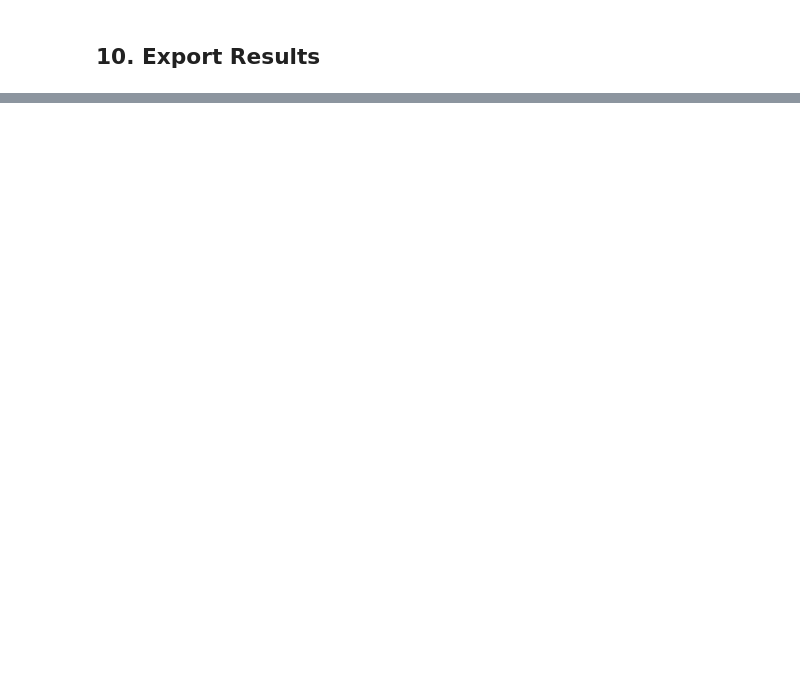
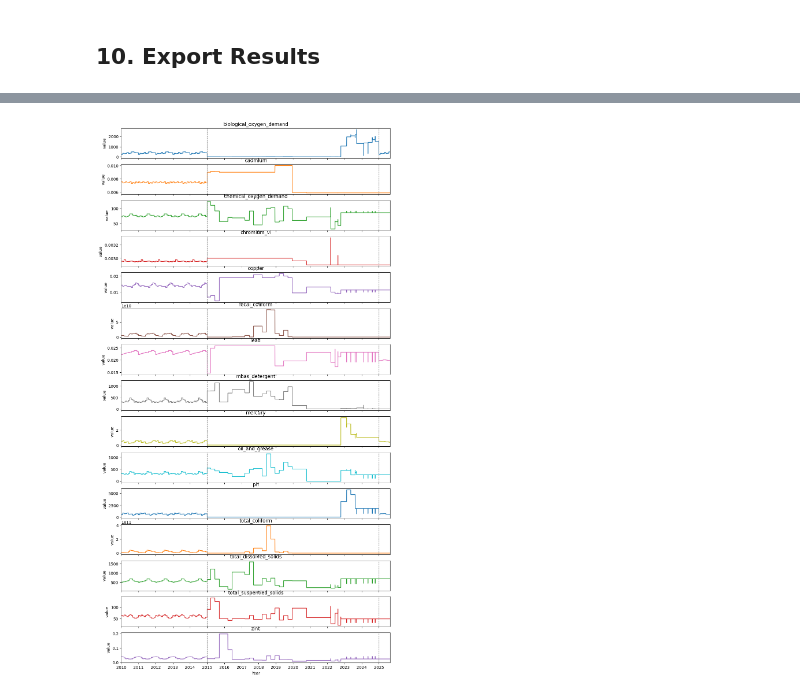
Before and after one commit to DanishRitonga/datavidia-penyisihan, a Jupyter notebook: river_quality_cleaning.ipynb, the cells around one changed output, grey strips where cells are left out. Cells and saved outputs as stored; diff of their text form; code cells hidden in the pictures; blank space fills up the shorter version.

```diff
--- a/river_quality_cleaning.ipynb
+++ b/river_quality_cleaning.ipynb
@@ -480,6 +483,9 @@ def process_csv_river_data(csv_file, gdf_boundaries, stasiun_mapping, river_para
 
     if 'periode_data' in df.columns and 'tahun' in df.columns:
         df = df.drop(columns=['periode_data'])
+
+    # Normalize jenis_parameter to uppercase for consistency
+    df['jenis_parameter'] = df['jenis_parameter'].str.upper()
 
     # Correct number formats
     df = correct_european_number_format(df, ['lintang', 'bujur', 'hasil_pengukuran'])
@@ -818,0 +917,28 @@ EXPORT COMPLETE
+# %%
+# Step 2: Create historical data for 2010-2014 using seasonal means (including interpolated 2021)
+print("\n[2/3] Creating 2010-2014 historical data using seasonal means...")
+
+years_to_fill_back = range(2010, 2015)
+historical_records = []
+
+for year in years_to_fill_back:
+    for stasiun in stasiun_mapping.keys():
+        # Generate all days in the year
+        date_range = pd.date_range(start=f'{year}-01-01', end=f'{year}-12-31', freq='D')
+
+        for date in date_range:
+            month = date.month
+
+            # Look up seasonal mean for this station-month
+            try:
+                seasonal_values = seasonal_means.loc[(stasiun, month), :].to_dict()
+            except KeyError:
+                seasonal_values = {col: pd.NA for col in value_cols}
+
+            record = {'tanggal': date, 'stasiun': stasiun}
+            record.update(seasonal_values)
+            historical_records.append(record)
+
+river_historical = pd.DataFrame(historical_records)
+print(f"  ✓ Created {len(river_historical)} historical records")
+print(f"  Date range: {river_historical['tanggal'].min().date()} to {river_historical['tanggal'].max().date()}")
@@ -818,0 +1227,16 @@ EXPORT COMPLETE
+# %%
+# Aggregate across stations and plot time series for all parameters
+daily_avg = river_complete.groupby('tanggal')[value_cols].mean()
+
+ax = daily_avg.plot(subplots=True, figsize=(12, 24), legend=False, sharex=True)
+for a, col in zip(ax, daily_avg.columns):
+    a.set_title(col)
+    year_ticks = pd.date_range(daily_avg.index.min(), daily_avg.index.max(), freq='YS')
+    a.set_xticks(year_ticks)
+    a.set_xticklabels(year_ticks.year)
+    for cutoff in [pd.Timestamp('2015-01-01'), pd.Timestamp('2025-01-01')]:
+        a.axvline(cutoff, color='gray', linestyle='--', linewidth=1)
+    a.set_xlabel('Year')
+    a.set_ylabel('value')
+# %% [output]
+[figure, added]
```
Also changed, not shown: parts of 18 cells of this notebook, 44 other files.
